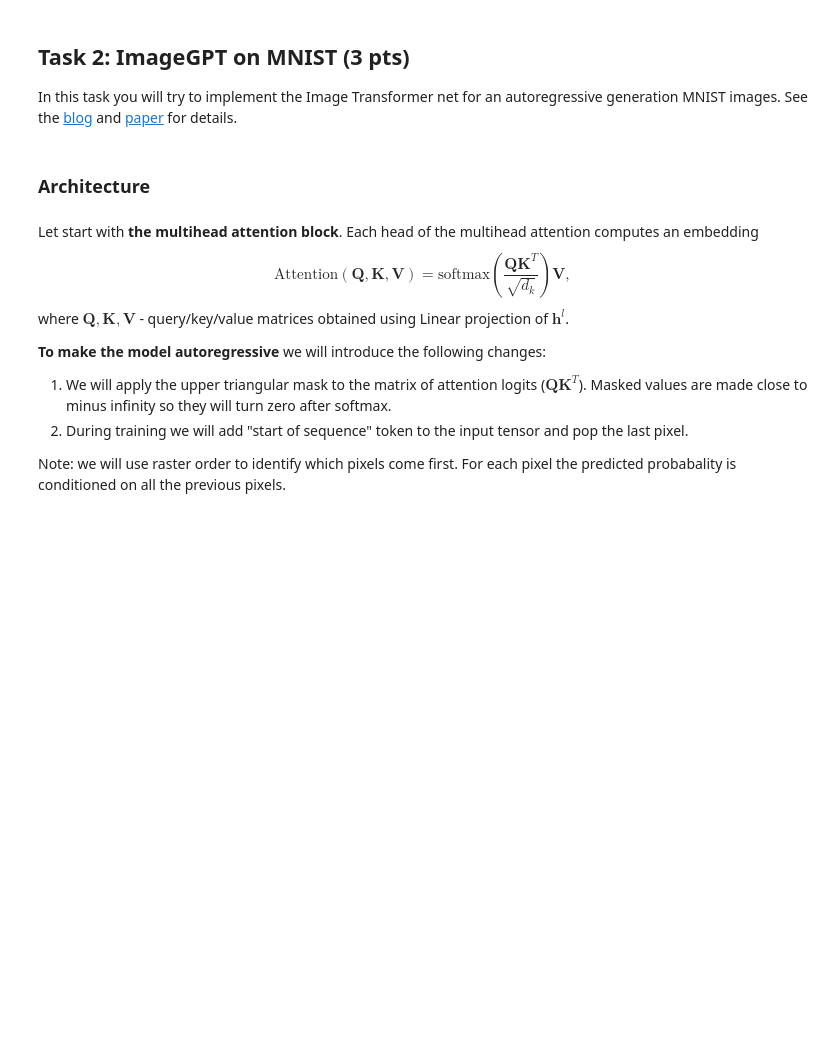
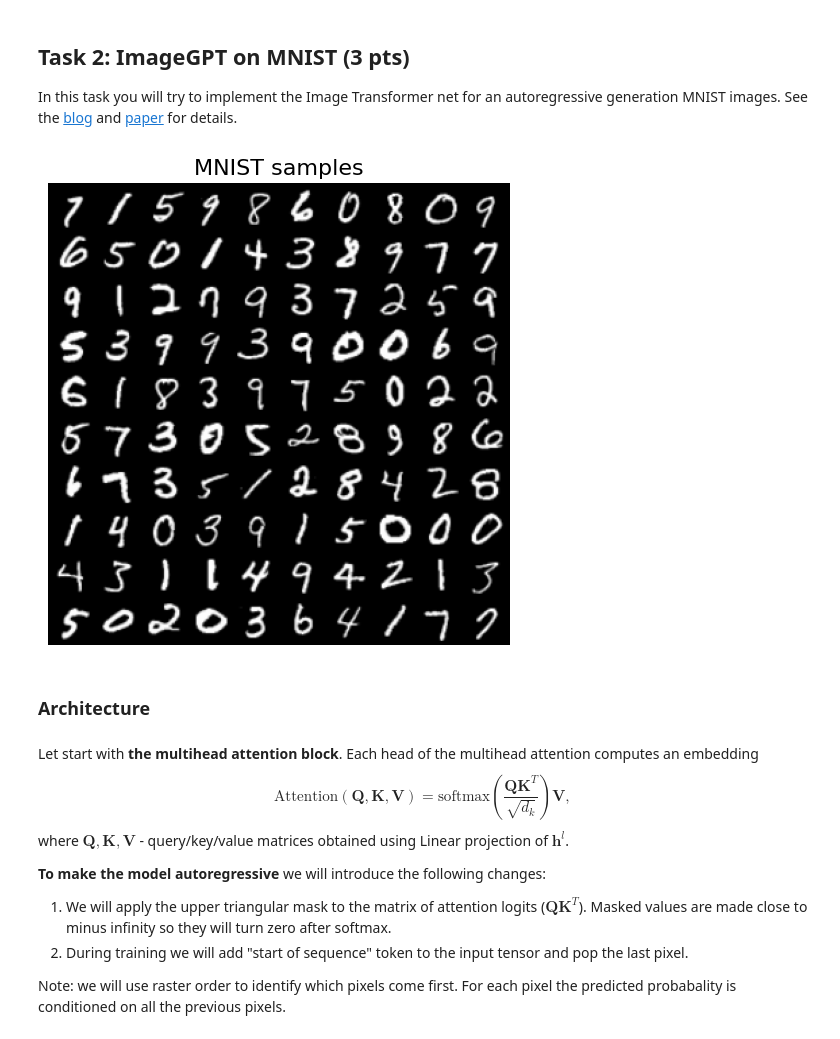
Before and after one commit to ma-tt-a/2026-DGM-MIPT-YSDA-course, a Jupyter notebook: homeworks/hw1.ipynb, the cells around one changed output. Drawn from its saved outputs; the diff is of its cells as text; code cells hidden in the pictures; blank space fills up the shorter version.

```diff
--- a/homeworks/hw1.ipynb
+++ b/homeworks/hw1.ipynb
@@ -121,9 +274,13 @@ else:
 
 In this task you will try to implement the Image Transformer net for an autoregressive generation MNIST images. See the [blog](https://openai.com/blog/image-gpt/) and [paper](https://cdn.openai.com/papers/Generative_Pretraining_from_Pixels_V2.pdf) for details.
 # %%
-train_data, _, test_data, _ = load_dataset("mnist", flatten=False, binarize=False)
-train_data, test_data = (train_data * 255).astype(int), (test_data * 255).astype(int)
+train_data, _, test_data, _ = load_dataset(
+    "mnist", flatten=False, binarize=False)
+train_data, test_data = (
+    train_data * 255).astype(int), (test_data * 255).astype(int)
 visualize_images(train_data, "MNIST samples")
+# %% [output]
+[figure, added]
 # %% [markdown]
 ### Architecture
 # %% [markdown]
```
Also changed, not shown: parts of 21 cells of this notebook.
